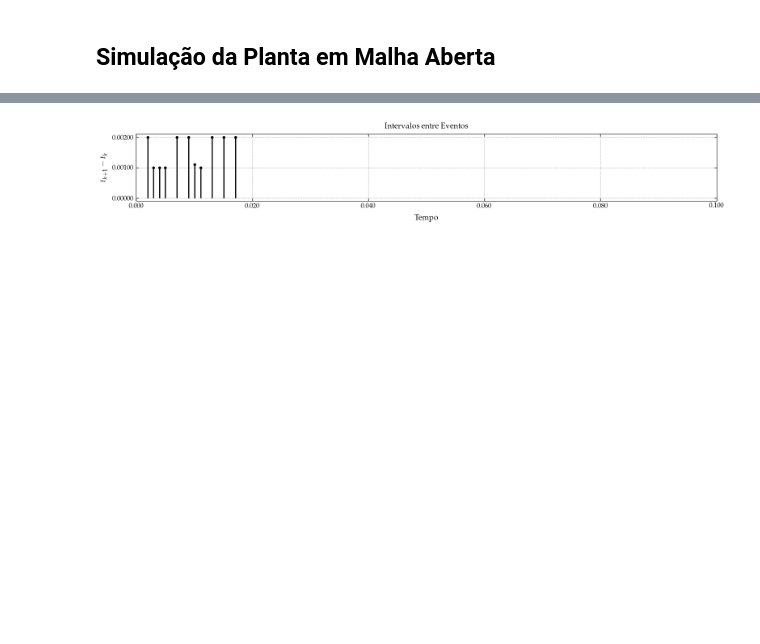
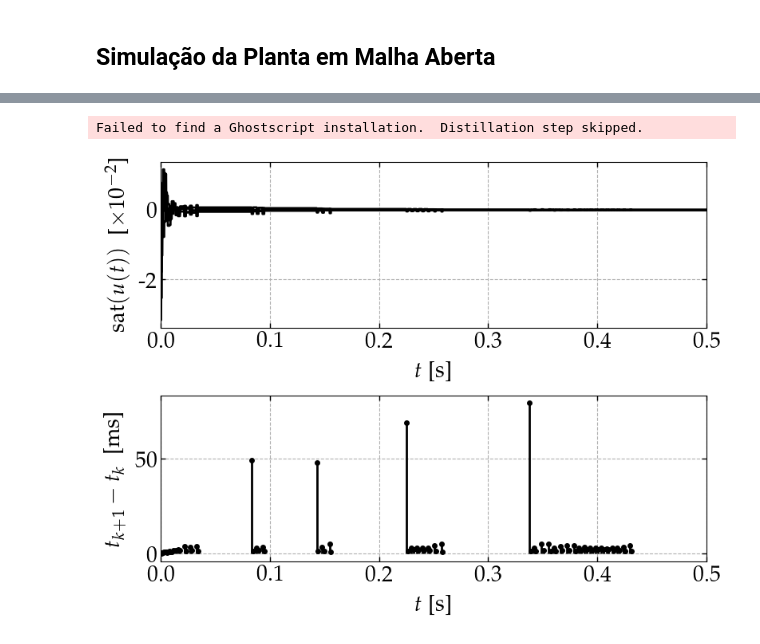
Before and after one commit to andel-vitorio/event-based-control, a Jupyter notebook: Notebooks/PETC for DC Converters/05 - DAETM, Saturated, Linear Control.ipynb, the cells around one changed output, grey strips where cells are left out. Drawn from its saved outputs; the diff is of its cells as text; code cells hidden in the pictures; blank space fills up the shorter version.

```diff
--- a/Notebooks/PETC for DC Converters/05 - DAETM, Saturated, Linear Control.ipynb
+++ b/Notebooks/PETC for DC Converters/05 - DAETM, Saturated, Linear Control.ipynb
@@ -214,8 +240,8 @@ array([[0.06451613, 0.11764706],
 # %%
 def plant_dynamics(time, x, inputs, params):
   # Extracting the number of inputs and parameters
-  n_u = 4
-  n_p = 4
+  n_u = dgs_amount
+  n_p = 2 * dgs_amount
 
   # Splitting inputs into u (control inputs) and p (parameters)
   u = inputs[0:n_u][:].reshape(-1, 1)
@@ -874,0 +991,16 @@ gph.plot(axs[mosaic[0][1]], timepts, [v[1] for v in uc],
+# %%
+fig = plt.figure(figsize=(8, 9), layout='constrained')
+
+mosaic = [['δi1'], ['δi2'], ['δv3']]
+axs = fig.subplot_mosaic(mosaic)
+
+for i in range(2 * dgs_amount, 2 * dgs_amount + lines):
+  gph.plot(axs[mosaic[i - 2 * dgs_amount][0]], timepts, [v[i] for v in y],
+           '$t$ [s]', f'$\\delta i_{i - 2 * dgs_amount + 1}$ [A]',
+           plot_cfg={**cfg,
+                     'style': {**cfg['style']},
+                     'axis': {**cfg['axis'], 'x_digits': t_decimal_places, 'y_digits': 0},
+                     'limits': {**cfg['limits'], **axis_limits},
+                     })
+file_path = r"P:\Papers\PETC_for_Microgrids\Figs\lines_currents.eps"
+fig.savefig(file_path, format='eps', bbox_inches='tight', dpi=600)
@@ -875,36 +1010,51 @@ gph.plot(axs[mosaic[0][1]], timepts, [v[1] for v in uc],
 # %%
-fig = plt.figure(figsize=(16, 3), layout='constrained')
+fig = plt.figure(figsize=(8, 6), layout='constrained')
 
-mosaic = [['iet']]
+mosaic = [['sat'], ['iet']]
 axs = fig.subplot_mosaic(mosaic)
+
+for i in range(dgs_amount):
+  gph.plot(
+      axs['sat'], t_formatted,
+      [float(v[i]) * 1e2 for v in uc],
+      xlabel='$t$ [s]', ylabel='sat$(u(t))\\;$ [$\\times 10^{-2}$]',
+      plot_cfg={**cfg,
+                'axis': {**cfg['axis'], 'x_digits': t_decimal_places,
+                         'y_digits': 0},
+                'limits': {**cfg['limits'], **axis_limits},
+                'legend': {'fontsize': 16}
+                })
 
 # Plot dos IETs
 if len(inter_event_times) > 0:
   stem_cfg = cfg.copy()
   stem_cfg['axis']['y_digits'] = 0
 
   gph.stem(
-      axs['iet'], event_times, inter_event_times,
-      xlabel='Tempo', ylabel='$t_{k+1} - t_k\\;$',
-      title='Intervalos entre Eventos',
+      axs['iet'], [et for et in event_times],
+      [et * 1e3 for et in inter_event_times],
+      xlabel='$t$ [s]', ylabel='$t_{k+1} - t_k\\;$ [ms]',
       stem_cfg={**cfg,
-                'axis': {**cfg['axis'], 'x_digits': 3,
-                         'y_digits': 5},
-                'limits': axis_limits, }
-  )
+                'axis': {**cfg['axis'], 'x_digits': t_decimal_places,
+                         'y_digits': 0},
+                'limits': {'x_min': 0., 'x_max': timepts[-1]},
+                })
 
 
 else:
   axs['iet'].text(0.5, 0.5, 'No triggered events',
                   ha='center', va='center', fontsize=14,
                   transform=axs['iet'].transAxes)
   axs['iet'].set_title('Inter-event Times')
-  axs['iet'].set_xlabel('t [ms]')
+  axs['iet'].set_xlabel('t [s]')
   axs['iet'].set_ylabel('$t_{k+1} - t_k$ [$ms$]')
   axs['iet'].set_xlim([0, simulation_time])
   axs['iet'].set_ylim([0, 1])  # valor simbólico
   axs['iet'].grid(False)
 
-plt.tight_layout(pad=2.)
+plt.tight_layout(pad=1.)
+file_path = r"P:\Papers\PETC_for_Microgrids\Figs\control_signal_and_iet.eps"
+fig.savefig(file_path, format='eps', bbox_inches='tight', dpi=600)
 # %% [output]
+Failed to find a Ghostscript installation.  Distillation step skipped.
-[figure, old version]
+[figure, new version]
```
Also changed, not shown: parts of 23 cells of this notebook, 3 other files.
